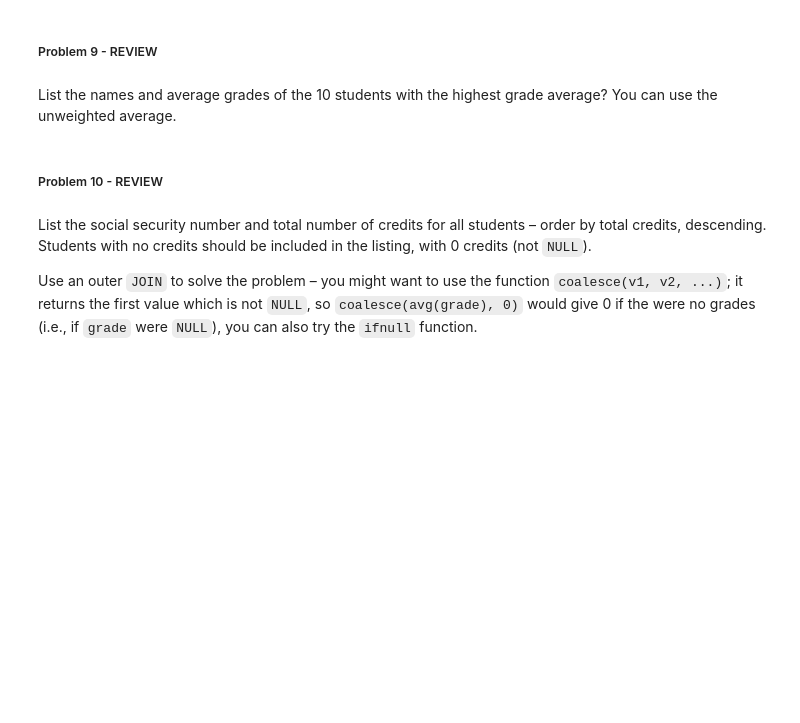
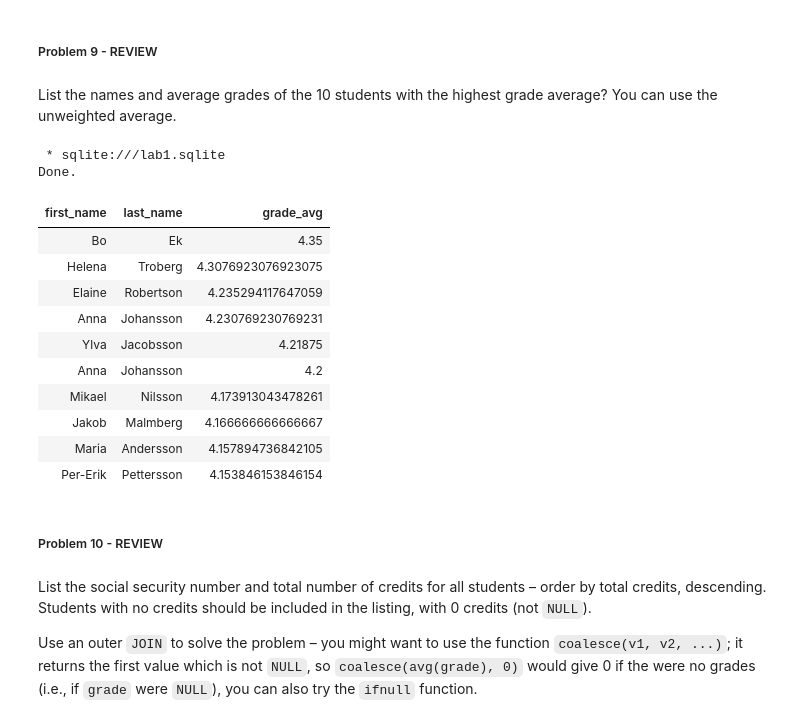
Before and after one commit to PelleHansson/databas, a Jupyter notebook: lab1/lab1.ipynb, the cells around one changed output. Cells and saved outputs as stored; diff of their text form; code cells hidden in the pictures; blank space fills up the shorter version.

```diff
--- a/lab1/lab1.ipynb
+++ b/lab1/lab1.ipynb
@@ -674,6 +654,26 @@ List the names and average grades of the 10 students with the highest
 grade average? You can use the unweighted average.
 # %%
 %%sql
+SELECT s.first_name, s.last_name, AVG(fc.grade) as grade_avg
+FROM Students s
+JOIN Finished_courses fc ON s.ssn = fc.ssn
+GROUP BY s.ssn, s.first_name, s.last_name
+ORDER BY grade_avg DESC
+LIMIT 10
+# %% [output]
+ * sqlite:///lab1.sqlite
+Done.
+| first_name | last_name | grade_avg |
+| Bo | Ek | 4.35 |
+| Helena | Troberg | 4.3076923076923075 |
+| Elaine | Robertson | 4.235294117647059 |
+| Anna | Johansson | 4.230769230769231 |
+| Ylva | Jacobsson | 4.21875 |
+| Anna | Johansson | 4.2 |
+| Mikael | Nilsson | 4.173913043478261 |
+| Jakob | Malmberg | 4.166666666666667 |
+| Maria | Andersson | 4.157894736842105 |
+| Per-Erik | Pettersson | 4.153846153846154 |
 # %% [markdown]
 ##### Problem 10 - REVIEW
 # %% [markdown]
```
Also changed, not shown: parts of 6 cells of this notebook.
